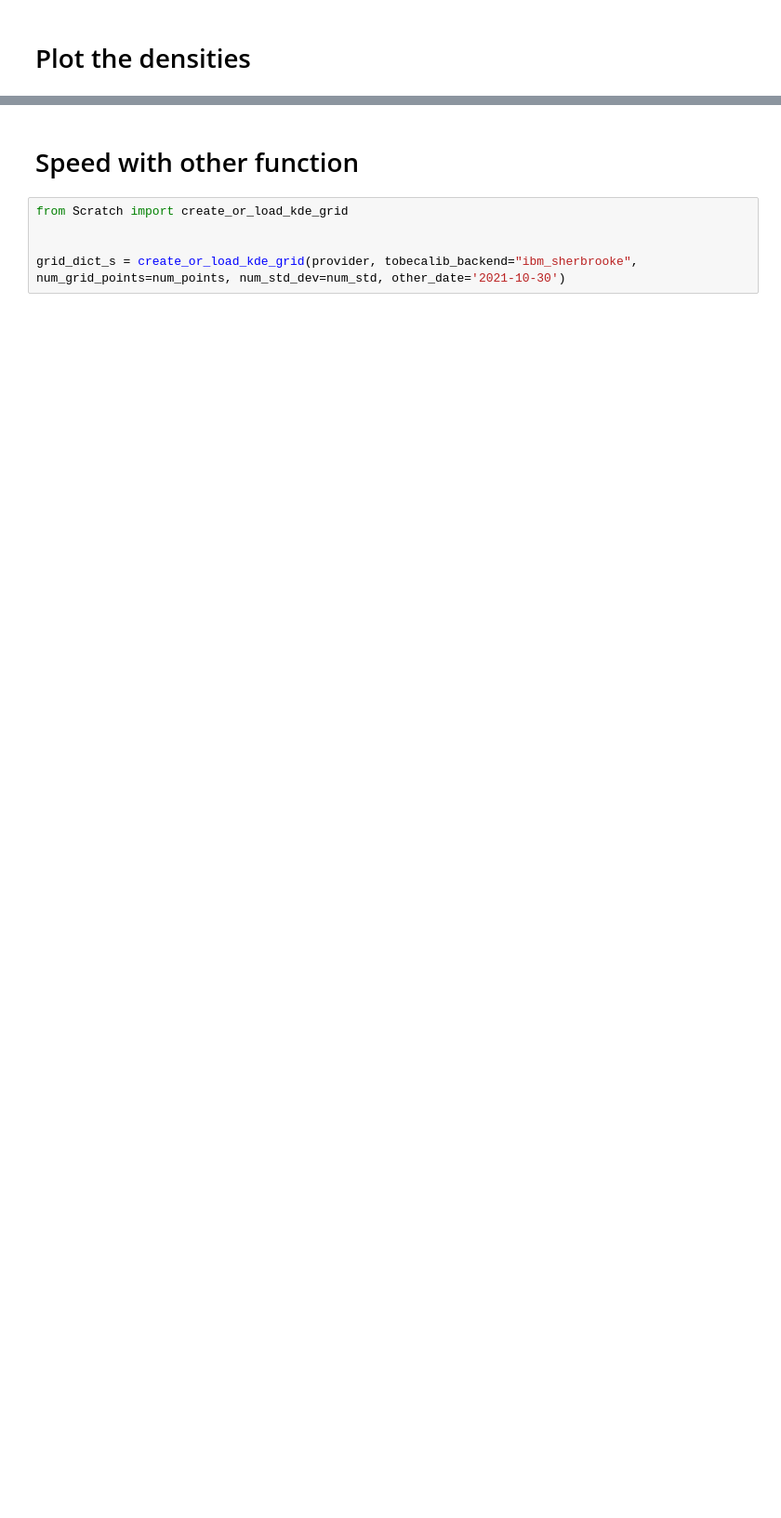
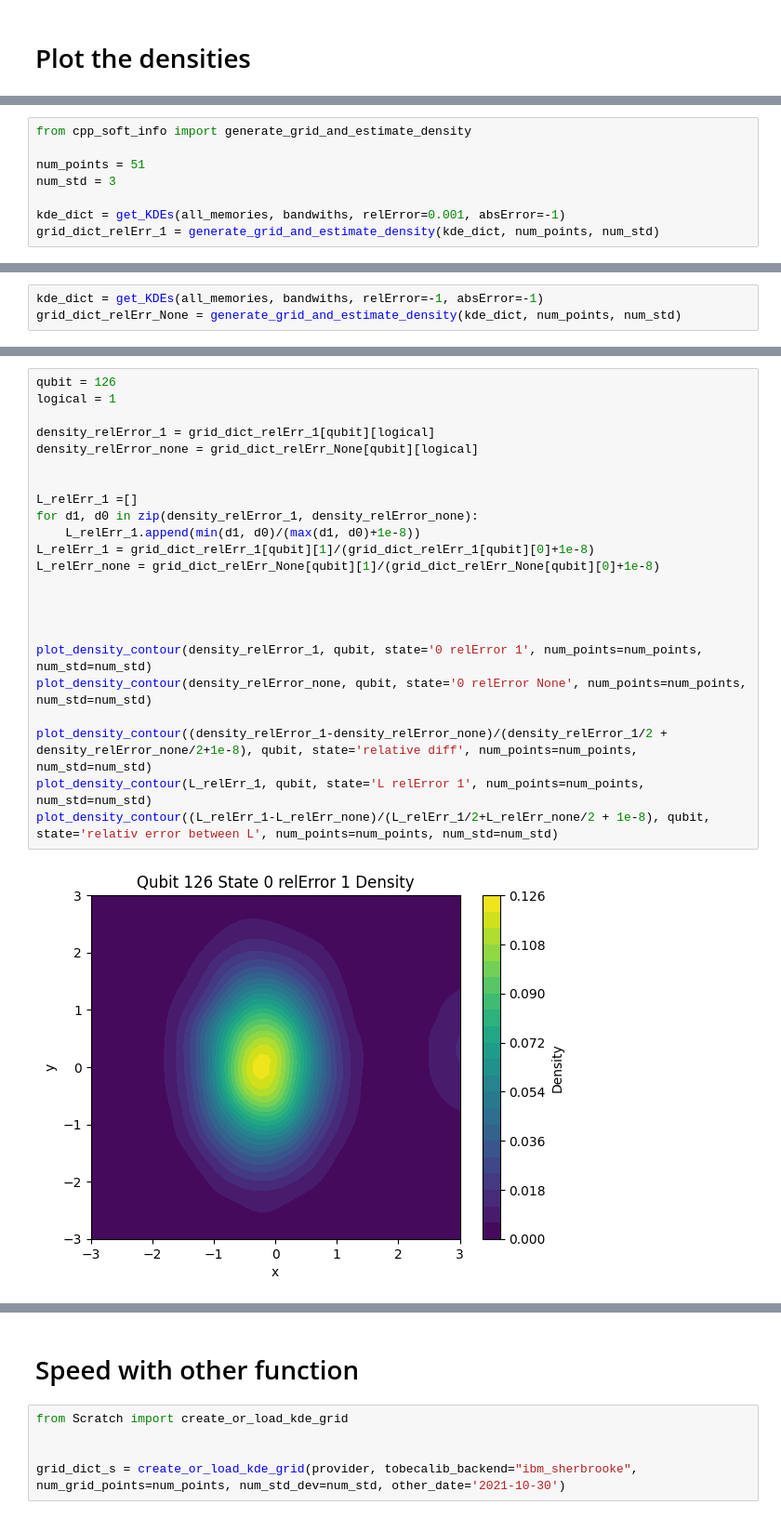
Before and after one commit to quantumjim/soft_information_decoding, a Jupyter notebook: notebooks/C++/cpp_dev/KDE/test_get_KDEs.ipynb, the cells around one changed output, grey strips where cells are left out. Shown at 93% size. Cells and saved outputs as stored; diff of their text form; blank space fills up the shorter version.

```diff
--- a/notebooks/C++/cpp_dev/KDE/test_get_KDEs.ipynb
+++ b/notebooks/C++/cpp_dev/KDE/test_get_KDEs.ipynb
@@ -79,0 +100,8 @@ for qubit_idx, (density_0, density_1) in grid_dict.items():
+# %%
+from cpp_soft_info import generate_grid_and_estimate_density
+
+num_points = 51
+num_std = 3
+
+kde_dict = get_KDEs(all_memories, bandwiths, relError=0.001, absError=-1)
+grid_dict_relErr_1 = generate_grid_and_estimate_density(kde_dict, num_points, num_std)
@@ -79,0 +126,3 @@ for qubit_idx, (density_0, density_1) in grid_dict.items():
+# %%
+kde_dict = get_KDEs(all_memories, bandwiths, relError=-1, absError=-1)
+grid_dict_relErr_None = generate_grid_and_estimate_density(kde_dict, num_points, num_std)
@@ -79,0 +147,25 @@ for qubit_idx, (density_0, density_1) in grid_dict.items():
+# %%
+qubit = 126
+logical = 1
+
+density_relError_1 = grid_dict_relErr_1[qubit][logical]
+density_relError_none = grid_dict_relErr_None[qubit][logical]
+
+
+L_relErr_1 =[]
+for d1, d0 in zip(density_relError_1, density_relError_none):
+    L_relErr_1.append(min(d1, d0)/(max(d1, d0)+1e-8))
+L_relErr_1 = grid_dict_relErr_1[qubit][1]/(grid_dict_relErr_1[qubit][0]+1e-8)
+L_relErr_none = grid_dict_relErr_None[qubit][1]/(grid_dict_relErr_None[qubit][0]+1e-8)
+
+
+
+
+plot_density_contour(density_relError_1, qubit, state='0 relError 1', num_points=num_points, num_std=num_std)
+plot_density_contour(density_relError_none, qubit, state='0 relError None', num_points=num_points, num_std=num_std)
+
+plot_density_contour((density_relError_1-density_relError_none)/(density_relError_1/2 + density_relError_none/2+1e-8), qubit, state='relative diff', num_points=num_points, num_std=num_std)
+plot_density_contour(L_relErr_1, qubit, state='L relError 1', num_points=num_points, num_std=num_std)
+plot_density_contour((L_relErr_1-L_relErr_none)/(L_relErr_1/2+L_relErr_none/2 + 1e-8), qubit, state='relativ error between L', num_points=num_points, num_std=num_std)
+# %% [output]
+[figure, added]
```
Also changed, not shown: parts of 11 cells of this notebook, 3 other files.
